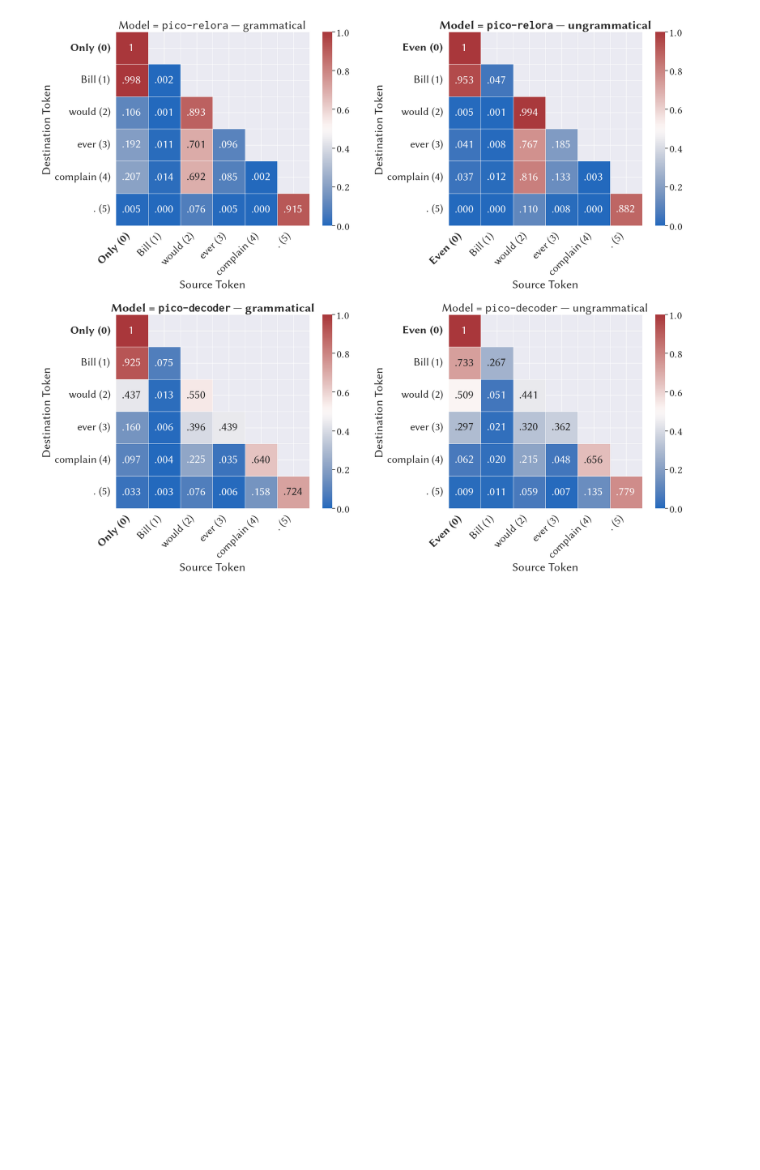
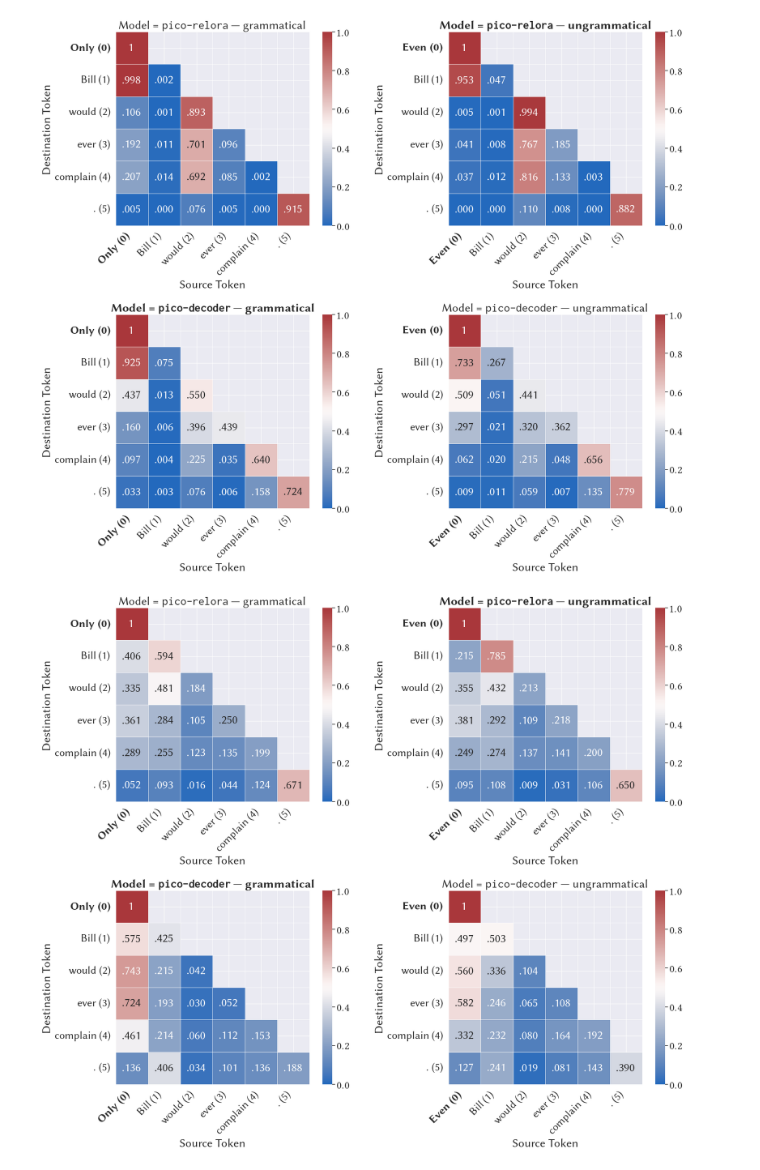
Before and after one commit to Yu-val-weiss/relora-pico, a Jupyter notebook: notebooks/attn-scores.ipynb, the cells around one changed output. Saved outputs shown, nothing was run; the diff lists cells and outputs as text; code cells hidden in the pictures; blank space fills up the shorter version.

```diff
--- a/notebooks/attn-scores.ipynb
+++ b/notebooks/attn-scores.ipynb
@@ -367,3 +388,9 @@ comparison_plot(
 )
 # %% [output]
 [figure]
+# %%
+comparison_plot(
+    sent_pair=0, layer=10, head=6, filename="npi-attn-score-l10h6", show_bar=True, height=8, font_scale=2
+)
+# %% [output]
+[figure, added]
```
Also changed, not shown: parts of 3 cells of this notebook, 14 other files.
